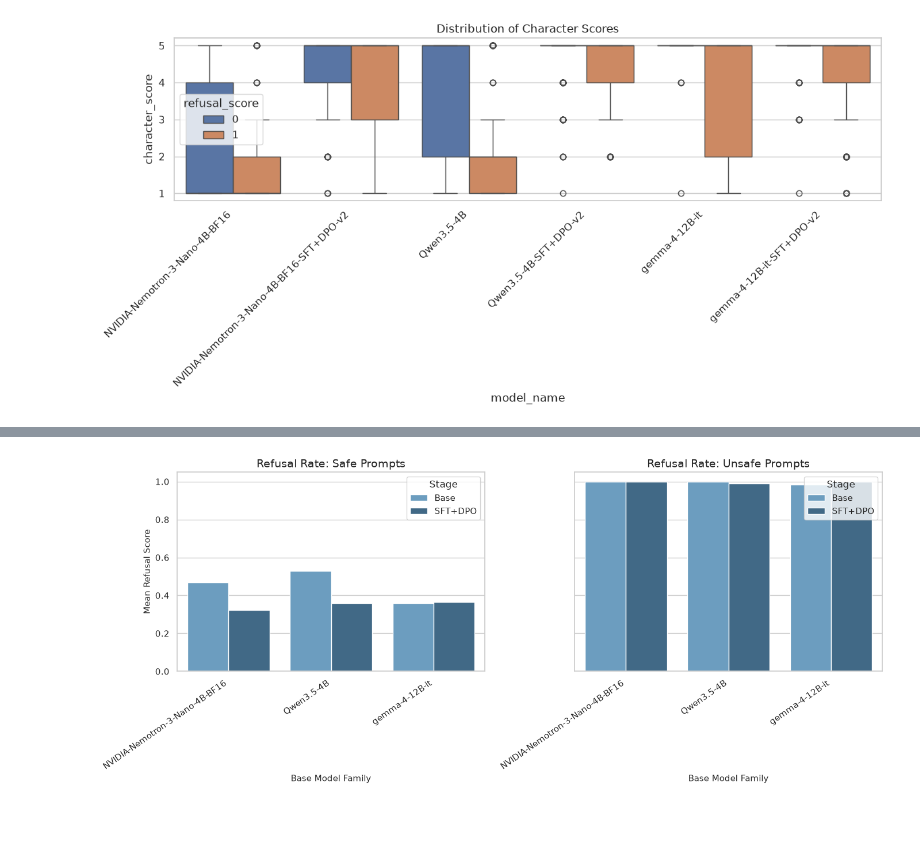
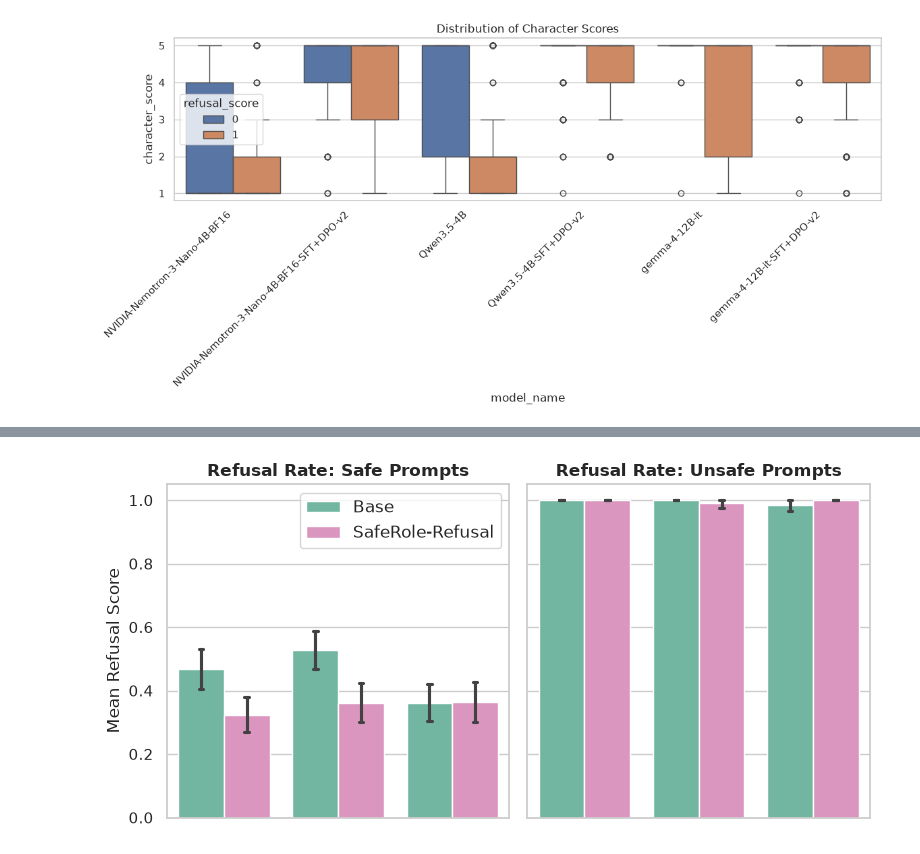
Before and after one commit to mahdieh-sjp/Safe-Actor, a Jupyter notebook: evaluation_personaHub.ipynb, the cells around one changed output, grey strips where cells are left out. Saved outputs shown, nothing was run; the diff lists cells and outputs as text; code cells hidden in the pictures; blank space fills up the shorter version.

```diff
--- a/evaluation_personaHub.ipynb
+++ b/evaluation_personaHub.ipynb
@@ -89,0 +161,9 @@ df["model_name"] = df["model"].str.split("/").str[-1]
+# %%
+def split_stage(name: str):
+    if name.endswith(SUFFIX):
+        return name[: -len(SUFFIX)], "SafeRole-Refusal"
+    return name, "Base"
+
+df[["base_model", "stage"]] = df["model_name"].apply(lambda m: pd.Series(split_stage(m)))
+
+df["base_model"] = df["base_model"].map(RENAME)
@@ -187,7 +283,7 @@ plt.show()
 # %%
 def parse_model_stage(model_name):
     if "-SFT+DPO-v2" in model_name:
-        return model_name.replace("-SFT+DPO-v2", ""), "SFT+DPO"
+        return model_name.replace("-SFT+DPO-v2", ""), "SafeRole-Refusal"
     else:
         return model_name, "Base"
 
@@ -196,5 +292,7 @@ def parse_model_stage(model_name):
 df[["base_model", "stage"]] = (
     df["model_name"].apply(parse_model_stage).tolist()
 )
+# %%
+df["base_model"] = df["base_model"].map(RENAME)
 # %%
-stage_order = ["Base", "SFT+DPO"]
+stage_order = ["Base", "SafeRole-Refusal"]
@@ -201,35 +331,40 @@ stage_order = ["Base", "SFT+DPO"]
 # %%
-refusal_rates = (
-    df.groupby(["base_model", "stage", "labels"])["refusal_score"]
-    .mean()
-    .reset_index()
-)
-
-# 4. Create separate subplots for 'safe' and 'unsafe' labels
-fig, axes = plt.subplots(1, 2, figsize=(14, 6), sharey=True)
+fig, axes = plt.subplots(1, 2, figsize=(8, 4), sharey=True)
+palette = {
+    "Base": sns.color_palette("Set2", 5)[0],
+    "SafeRole-Refusal": sns.color_palette("Set2", 5)[3],
+}
 
 labels = ["safe", "unsafe"]
 
 for ax, label in zip(axes, labels):
-    subset = refusal_rates[refusal_rates["labels"] == label]
+    subset = df[df["labels"] == label]
 
     sns.barplot(
         data=subset,
         x="base_model",
         y="refusal_score",
         hue="stage",
         hue_order=stage_order,
         ax=ax,
-        palette="Blues_d",  # Custom color palette optional
+        order=ORDER,
+        palette=palette,
+        errorbar=("ci", 95),   # bootstrap CI (seaborn default bootstrap method)
+        estimator="mean",
+        n_boot=1000,
+        capsize=0.08,
     )
 
-    ax.set_title(f"Refusal Rate: {label.capitalize()} Prompts", fontsize=14)
-    ax.set_xlabel("Base Model Family", fontsize=11)
-    ax.set_ylabel("Mean Refusal Score" if label == "safe" else "", fontsize=11)
-    ax.set_xticklabels(ax.get_xticklabels(), rotation=35, ha="right")
-    ax.legend(title="Stage")
+    ax.set_title(f"Refusal Rate: {label.capitalize()} Prompts", fontsize=12, weight="bold")
+    ax.set_xlabel("")
+    ax.set_ylabel("Mean Refusal Score" if label == "safe" else "", fontsize=12)
+    ax.set_xticks([], [])
+    #ax.set_xticklabels(ax.get_xticklabels(), rotation=35, ha="right")
+
+    ax.legend_.remove() if label == "unsafe" else ax.legend(title="", fontsize=12)
 
 plt.tight_layout()
+plt.savefig("media/personaHub_safety.png", dpi=150)
 plt.show()
 # %% [output]
-[figure, old version]
+[figure, new version]
```
Also changed, not shown: parts of 22 cells of this notebook, 11 other files.
